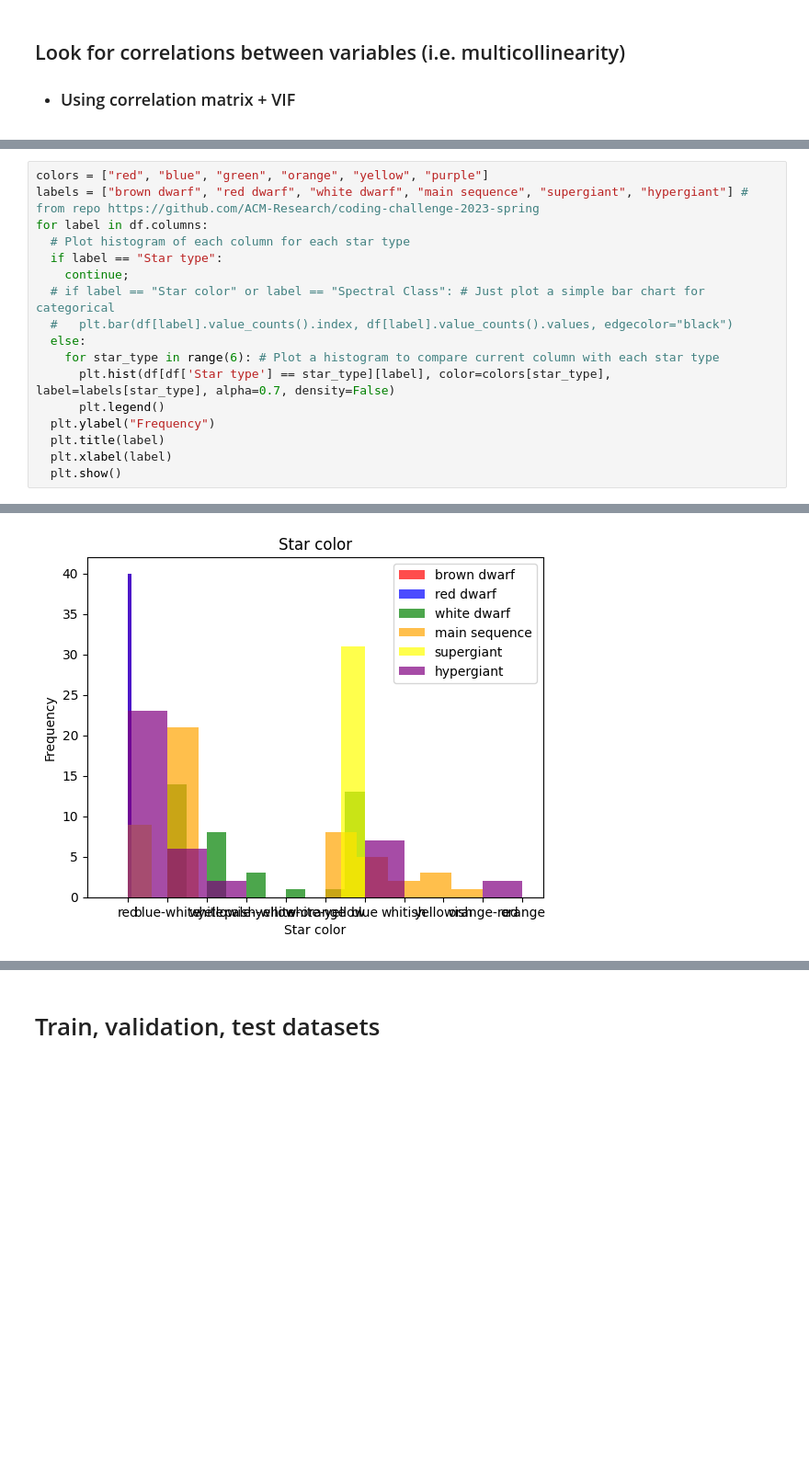
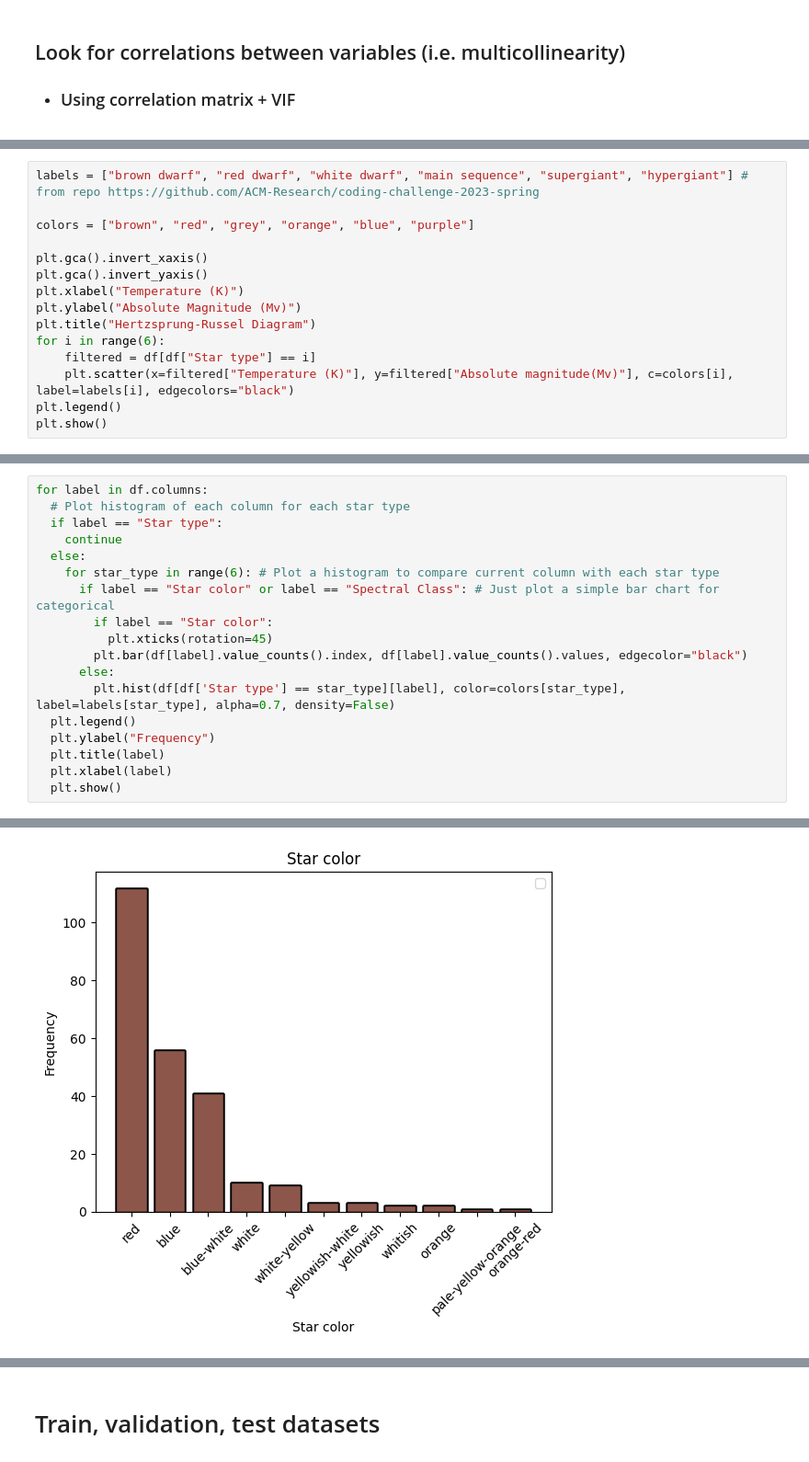
Before and after one commit to danielsuhcompsci/stars-stuff, a Jupyter notebook: Star_dataset.ipynb, the cells around one changed output, grey strips where cells are left out. Shown: that part at 92% size. Cells and saved outputs as stored; diff of their text form; blank space fills up the shorter version.

Commit message:
H-R diagram, minor changes

```diff
--- a/Star_dataset.ipynb
+++ b/Star_dataset.ipynb
@@ -115,0 +111,15 @@ print(vif)
+# %%
+labels = ["brown dwarf", "red dwarf", "white dwarf", "main sequence", "supergiant", "hypergiant"] # from repo https://github.com/ACM-Research/coding-challenge-2023-spring
+
+colors = ["brown", "red", "grey", "orange", "blue", "purple"]
+
+plt.gca().invert_xaxis()
+plt.gca().invert_yaxis()
+plt.xlabel("Temperature (K)")
+plt.ylabel("Absolute Magnitude (Mv)")
+plt.title("Hertzsprung-Russel Diagram")
+for i in range(6):
+    filtered = df[df["Star type"] == i]
+    plt.scatter(x=filtered["Temperature (K)"], y=filtered["Absolute magnitude(Mv)"], c=colors[i], label=labels[i], edgecolors="black")
+plt.legend()
+plt.show()
@@ -116,16 +130,17 @@ print(vif)
 # %%
-colors = ["red", "blue", "green", "orange", "yellow", "purple"]
-labels = ["brown dwarf", "red dwarf", "white dwarf", "main sequence", "supergiant", "hypergiant"] # from repo https://github.com/ACM-Research/coding-challenge-2023-spring
 for label in df.columns:
   # Plot histogram of each column for each star type
   if label == "Star type":
-    continue;
-  # if label == "Star color" or label == "Spectral Class": # Just plot a simple bar chart for categorical
-  #   plt.bar(df[label].value_counts().index, df[label].value_counts().values, edgecolor="black")
+    continue
   else:
     for star_type in range(6): # Plot a histogram to compare current column with each star type
-      plt.hist(df[df['Star type'] == star_type][label], color=colors[star_type], label=labels[star_type], alpha=0.7, density=False)
-      plt.legend()
+      if label == "Star color" or label == "Spectral Class": # Just plot a simple bar chart for categorical
+        if label == "Star color":
+          plt.xticks(rotation=45)
+        plt.bar(df[label].value_counts().index, df[label].value_counts().values, edgecolor="black")
+      else:
+        plt.hist(df[df['Star type'] == star_type][label], color=colors[star_type], label=labels[star_type], alpha=0.7, density=False)
+  plt.legend()
   plt.ylabel("Frequency")
   plt.title(label)
   plt.xlabel(label)
@@ -138 +154 @@ for label in df.columns:
-[figure, old version]
+[figure, new version]
```
Also changed, not shown: parts of 6 cells of this notebook.
